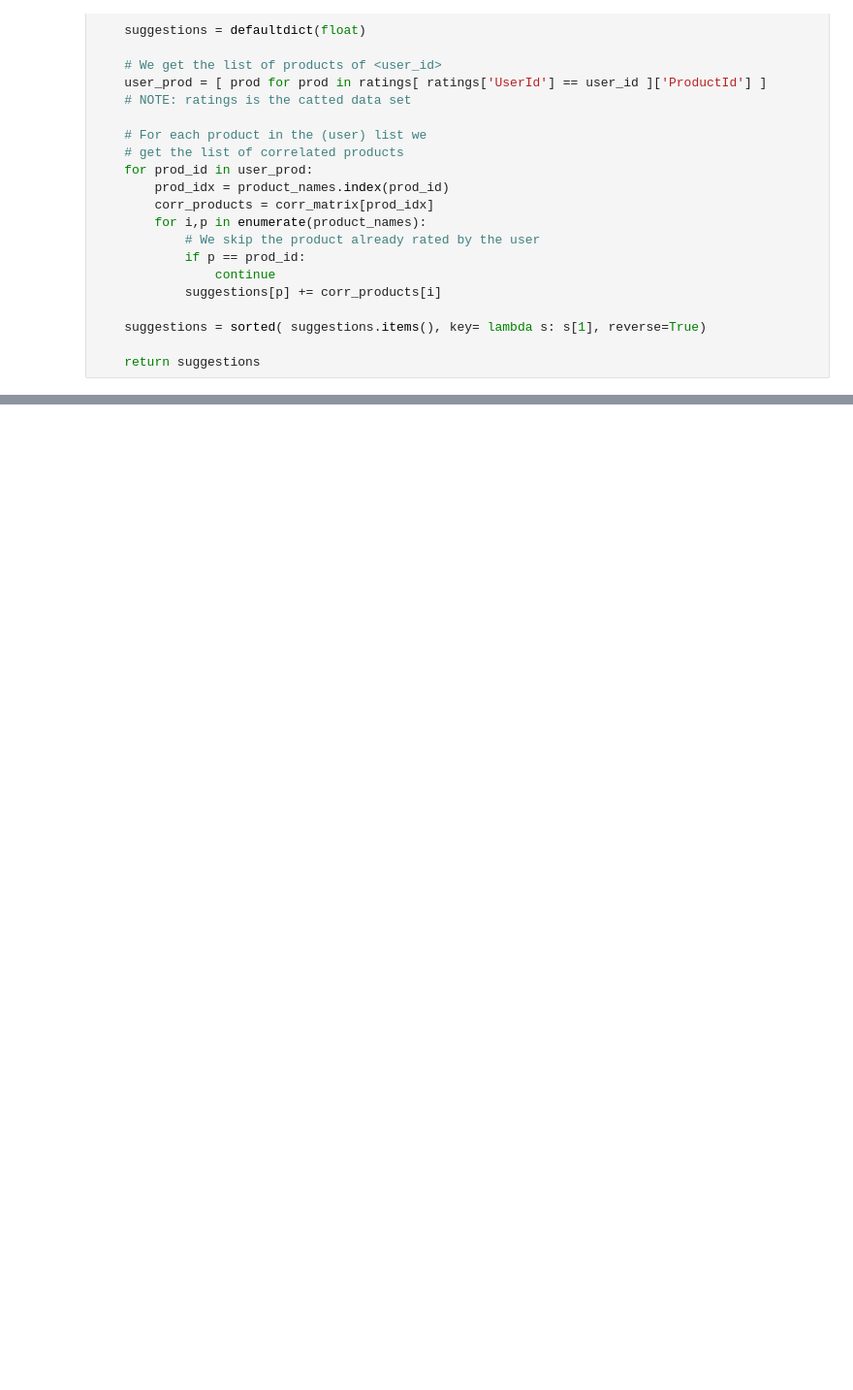
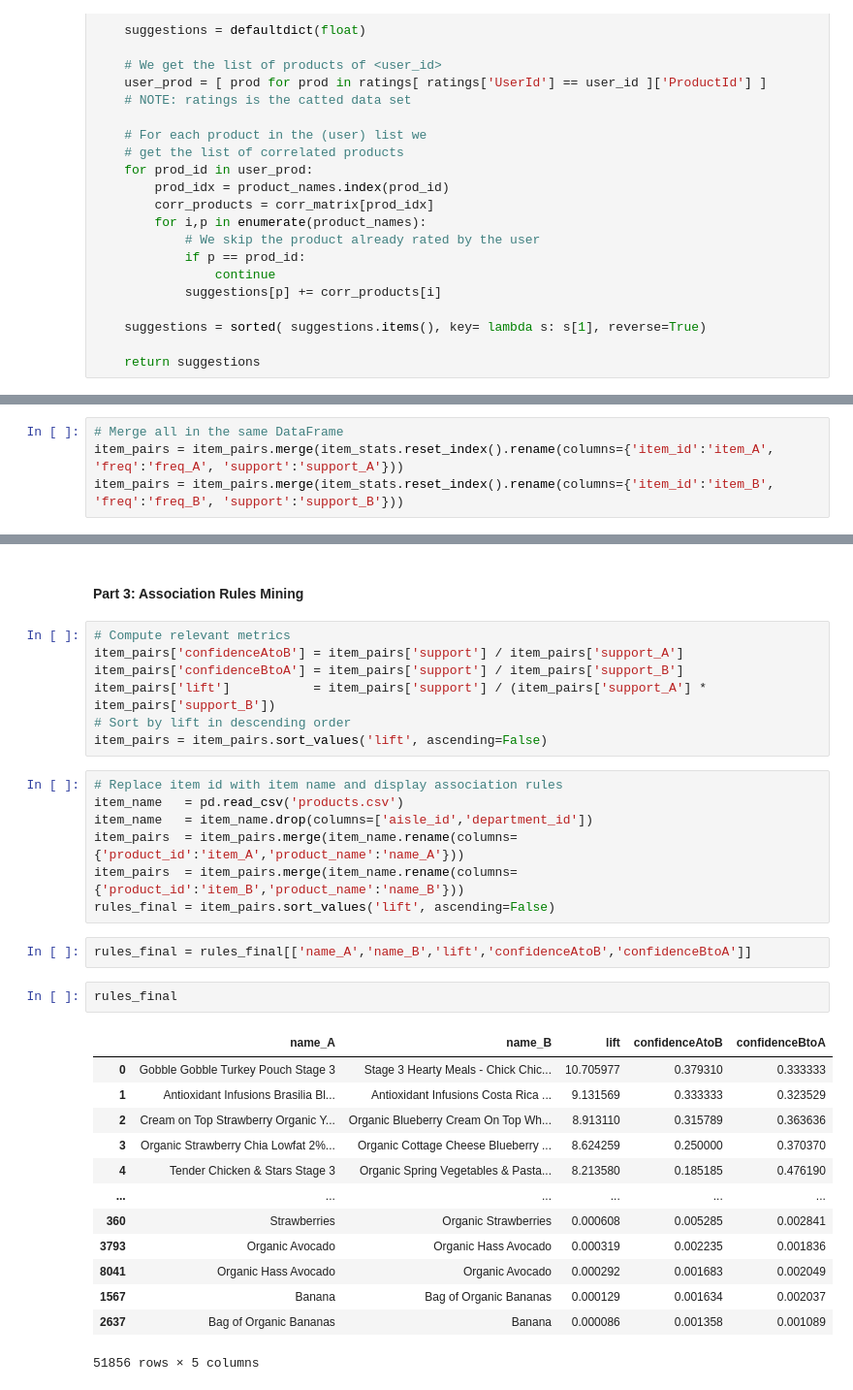
Before and after one commit to steguar/DAIL, a Jupyter notebook: Lecture_4/Lecture_4_Recommender_Systems.ipynb, the cells around one changed output, grey strips where cells are left out. Shown: that part at 97% size. Cells and saved outputs as stored; diff of their text form; blank space fills up the shorter version.

```diff
--- a/Lecture_4/Lecture_4_Recommender_Systems.ipynb
+++ b/Lecture_4/Lecture_4_Recommender_Systems.ipynb
@@ -871,0 +1134,4 @@ item_based_suggestions('AO76PCGL4LTDY')[:5]
+# %%
+# Merge all in the same DataFrame
+item_pairs = item_pairs.merge(item_stats.reset_index().rename(columns={'item_id':'item_A', 'freq':'freq_A', 'support':'support_A'}))
+item_pairs = item_pairs.merge(item_stats.reset_index().rename(columns={'item_id':'item_B', 'freq':'freq_B', 'support':'support_B'}))
@@ -871,0 +1147,34 @@ item_based_suggestions('AO76PCGL4LTDY')[:5]
+# %% [markdown]
+#### Part 3: Association Rules Mining
+# %%
+# Compute relevant metrics
+item_pairs['confidenceAtoB'] = item_pairs['support'] / item_pairs['support_A']
+item_pairs['confidenceBtoA'] = item_pairs['support'] / item_pairs['support_B']
+item_pairs['lift']           = item_pairs['support'] / (item_pairs['support_A'] * item_pairs['support_B'])
+# Sort by lift in descending order
+item_pairs = item_pairs.sort_values('lift', ascending=False)
+# %%
+# Replace item id with item name and display association rules
+item_name   = pd.read_csv('products.csv')
+item_name   = item_name.drop(columns=['aisle_id','department_id'])
+item_pairs  = item_pairs.merge(item_name.rename(columns={'product_id':'item_A','product_name':'name_A'}))
+item_pairs  = item_pairs.merge(item_name.rename(columns={'product_id':'item_B','product_name':'name_B'}))
+rules_final = item_pairs.sort_values('lift', ascending=False)
+# %%
+rules_final = rules_final[['name_A','name_B','lift','confidenceAtoB','confidenceBtoA']]
+# %%
+rules_final
+# %% [output]
+|  | name_A | name_B | lift | confidenceAtoB | confidenceBtoA |
+| 0 | Gobble Gobble Turkey Pouch Stage 3 | Stage 3 Hearty Meals - Chick Chic... | 10.705977 | 0.379310 | 0.333333 |
+| 1 | Antioxidant Infusions Brasilia Bl... | Antioxidant Infusions Costa Rica ... | 9.131569 | 0.333333 | 0.323529 |
+| 2 | Cream on Top Strawberry Organic Y... | Organic Blueberry Cream On Top Wh... | 8.913110 | 0.315789 | 0.363636 |
+| 3 | Organic Strawberry Chia Lowfat 2%... | Organic Cottage Cheese Blueberry ... | 8.624259 | 0.250000 | 0.370370 |
+| 4 | Tender Chicken & Stars Stage 3 | Organic Spring Vegetables & Pasta... | 8.213580 | 0.185185 | 0.476190 |
+| ... | ... | ... | ... | ... | ... |
+| 360 | Strawberries | Organic Strawberries | 0.000608 | 0.005285 | 0.002841 |
+| 3793 | Organic Avocado | Organic Hass Avocado | 0.000319 | 0.002235 | 0.001836 |
+| 8041 | Organic Hass Avocado | Organic Avocado | 0.000292 | 0.001683 | 0.002049 |
+| 1567 | Banana | Bag of Organic Bananas | 0.000129 | 0.001634 | 0.002037 |
+| 2637 | Bag of Organic Bananas | Banana | 0.000086 | 0.001358 | 0.001089 |
+51856 rows × 5 columns
```
Also changed, not shown: parts of 53 cells of this notebook, 2 other files.
